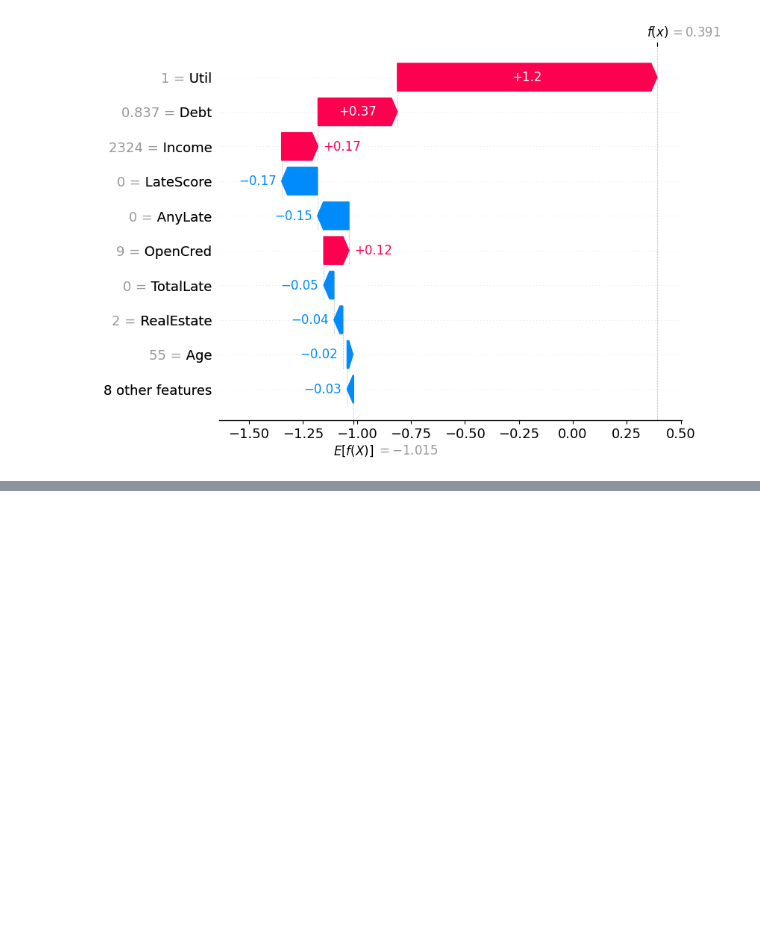
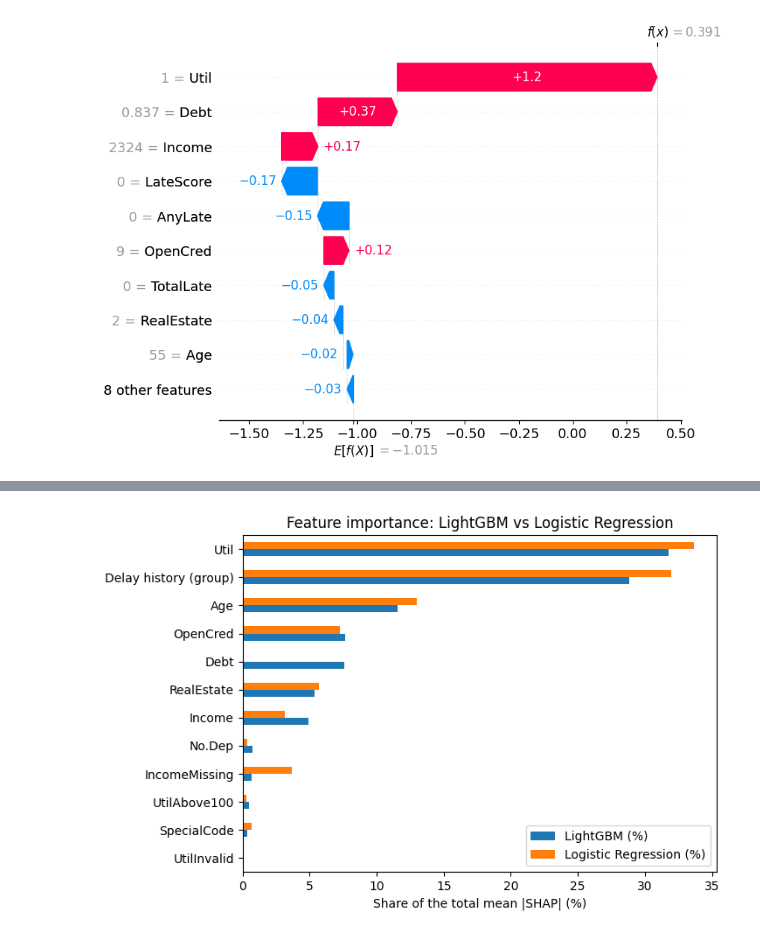
Before and after one commit to hnascimento96/Credit-Risk-Modeling, a Jupyter notebook: notebooks/shap_analysis.ipynb, the cells around one changed output, grey strips where cells are left out. Drawn from its saved outputs; the diff is of its cells as text; code cells hidden in the pictures; blank space fills up the shorter version.

Commit message:
SHAP: challenger comparison with the logistic regression (card 12)

```diff
--- a/notebooks/shap_analysis.ipynb
+++ b/notebooks/shap_analysis.ipynb
@@ -377,0 +386,21 @@ Actual outcome: no default
+# %%
+lr_config = MODELS["log_reg"]
+lr_model = joblib.load(lr_config["path"])
+lr_calibrated = joblib.load(MODELS_CALIBRATED["log_reg"]["path"])
+
+# Same customers as the LightGBM sample, with the Logistic Regression preprocessing (standardized)
+X_sample_lr = process_data(model=lr_config["type"], X=X_val).loc[X_sample.index]
+assert list(X_sample_lr.columns) == list(X_sample.columns)
+
+# Exact SHAP values of a linear model on standardized features: coefficient x value
+lr_shap = shap.Explanation(
+    values=X_sample_lr.values * lr_model.coef_[0],
+    base_values=np.full(len(X_sample_lr), lr_model.intercept_[0]),
+    data=X_sample.values,  # unscaled values, easier to read in the plots
+    feature_names=list(X_sample_lr.columns),
+)
+
+# Additivity check: base value + sum of SHAP values = log-odds of the model
+lr_log_odds = lr_model.decision_function(X_sample_lr)
+max_error = np.abs(lr_shap.values.sum(axis=1) + lr_shap.base_values - lr_log_odds).max()
+print(f"Max absolute error: {max_error:.2e}")
@@ -377,0 +415,17 @@ Actual outcome: no default
+# %%
+DELAY_GROUP = ["AnyLate", "LateScore", "TotalLate", "Late30_59", "Late60_89", "Late90"]
+
+def importance_share(explanation):
+    """Share (%) of the total mean |SHAP| of each feature, with the delay features summed as one group."""
+    values = pd.DataFrame(explanation.values, columns=explanation.feature_names)
+    values["Delay history (group)"] = values[DELAY_GROUP].sum(axis=1)
+    values = values.drop(columns=DELAY_GROUP)
+    mean_abs = values.abs().mean()
+    return mean_abs / mean_abs.sum() * 100
+
+importance_comparison = pd.DataFrame({
+    "LightGBM (%)": importance_share(shap_values),
+    "Logistic Regression (%)": importance_share(lr_shap),
+}).sort_values("LightGBM (%)", ascending=False)
+
+importance_comparison.round(1)
@@ -377,0 +446,7 @@ Actual outcome: no default
+# %%
+ax = importance_comparison.sort_values("LightGBM (%)").plot.barh(figsize=(7, 5))
+ax.set_xlabel("Share of the total mean |SHAP| (%)")
+ax.set_title("Feature importance: LightGBM vs Logistic Regression")
+plt.show()
+# %% [output]
+[figure, added]
```
Also changed, not shown: parts of 13 cells of this notebook.
